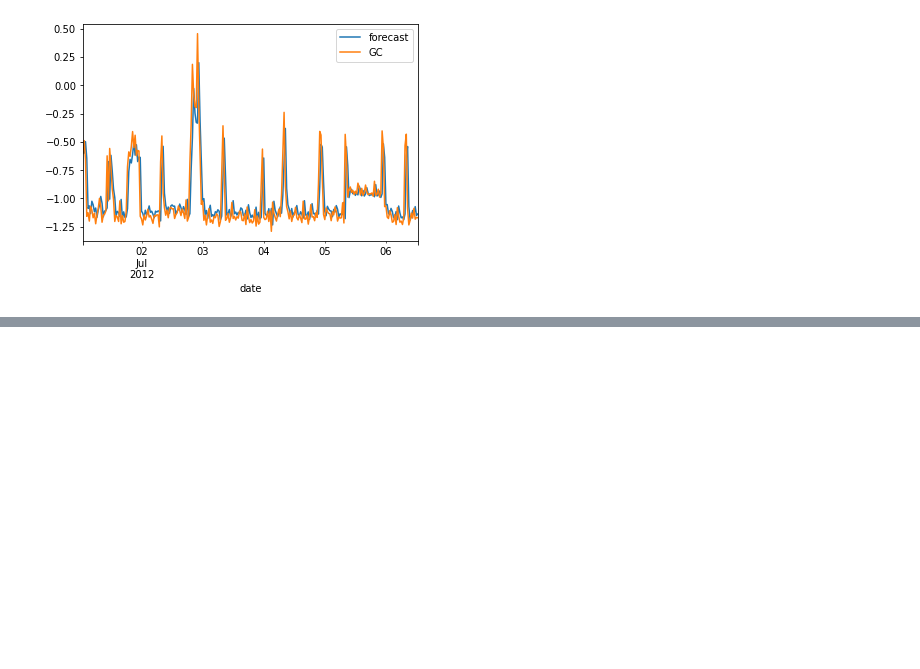
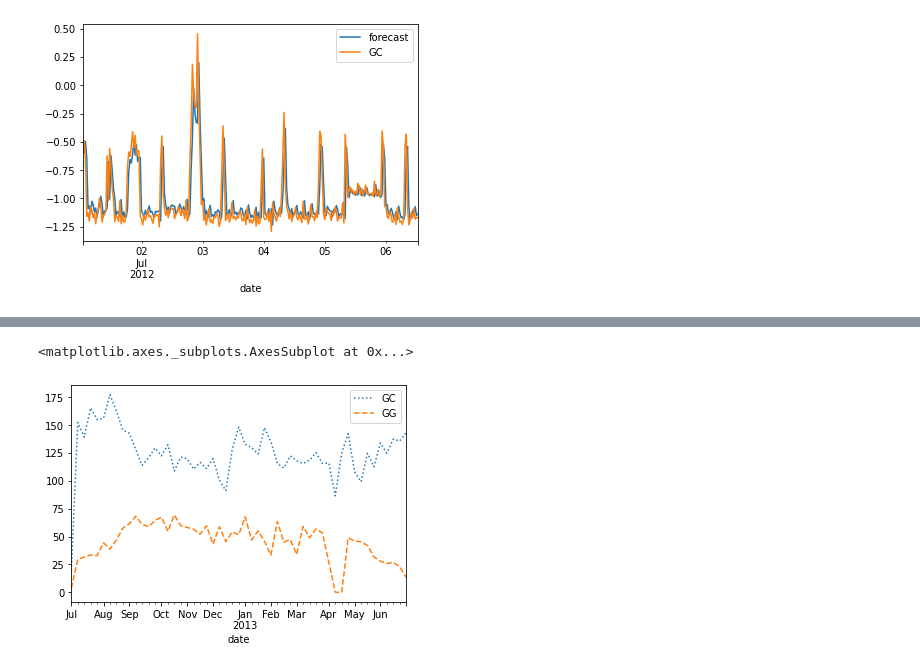
Before and after one commit to baigalmaa-baatar/Predict-energy-consumption, a Jupyter notebook: modeling/time_series_deep_learning.ipynb, the cells around one changed output, grey strips where cells are left out. Saved outputs shown, nothing was run; the diff lists cells and outputs as text; code cells hidden in the pictures; blank space fills up the shorter version.

```diff
--- a/modeling/time_series_deep_learning.ipynb
+++ b/modeling/time_series_deep_learning.ipynb
@@ -11,6 +11,10 @@ import seaborn as sns
 import pandas as pd
 import warnings
 warnings.simplefilter(action='ignore', category=FutureWarning)
+
+from fbprophet import Prophet
+from sklearn.metrics import mean_squared_error, mean_absolute_error
+plt.style.use('fivethirtyeight')
 # %%
 df=pd.read_csv("https://raw.githubusercontent.com/bbaigalaa/Predict-energy-consumption/master/dataset/2012_2013_merged_customerID_11.csv",
                parse_dates=["date"],
@@ -278,0 +302,6 @@ results.plot_predict(1,264)
+# %%
+data=pd.read_csv("https://raw.githubusercontent.com/bbaigalaa/Predict-energy-consumption/master/dataset/2012_2013_merged_customerID_11.csv",
+               parse_dates=["date"],
+               index_col="date"
+                )
+data.head(3)
@@ -278,0 +314,9 @@ results.plot_predict(1,264)
+# %%
+columns=["temperature","apparentTemperature","precipIntensity","precipProbability","dewPoint","humidity", "pressure",	"windSpeed","windGust","windBearing","uvIndex","cloudCover","visibility"]
+data.drop(columns=columns, inplace=True)
+# %%
+weekly = data.resample('W').sum()
+weekly.plot(style=[':', '--', '-'])
+# %% [output]
+<matplotlib.axes._subplots.AxesSubplot at 0x...>
+[figure, added]
```
Also changed, not shown: parts of 33 cells of this notebook.
